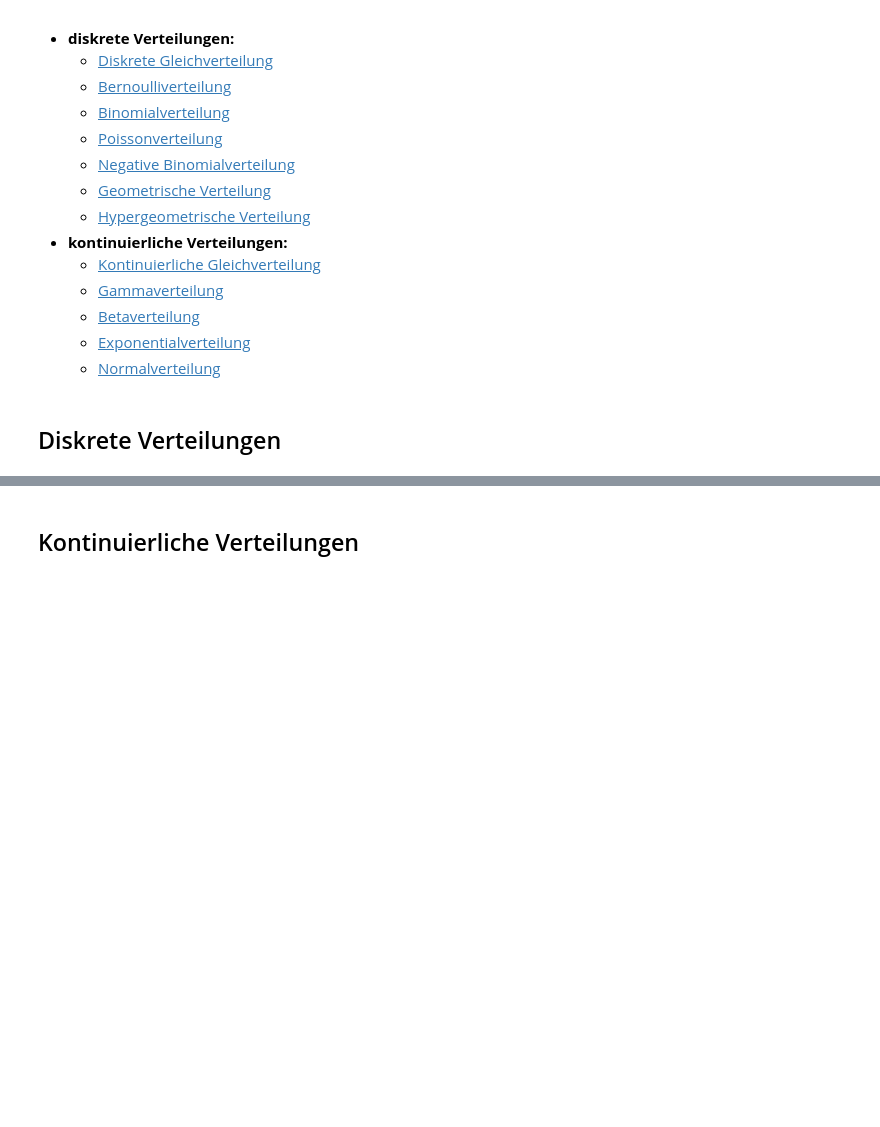
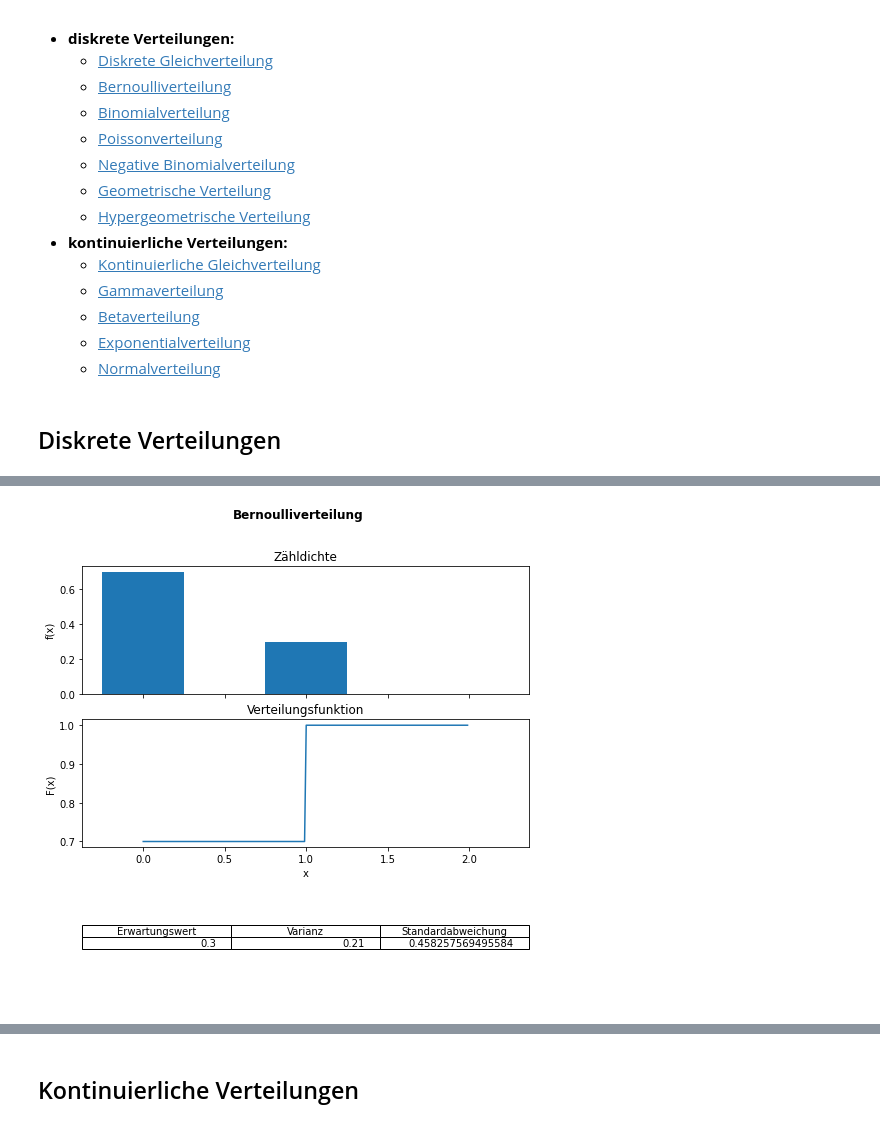
Before and after one commit to nicokossmann/Wahrscheinlichkeitsverteilungen, a Jupyter notebook: statistik.ipynb, the cells around one changed output, grey strips where cells are left out. Cells and saved outputs as stored; diff of their text form; code cells hidden in the pictures; blank space fills up the shorter version.

```diff
--- a/statistik.ipynb
+++ b/statistik.ipynb
@@ -497,0 +130,38 @@ plt.show()
+# %%
+from scipy.stats import bernoulli
+
+p = 0.3
+n = 1
+
+b  = bernoulli(p)
+x = np.arange(0, n+1, 0.01)
+pmf = np.array(b.pmf(x))
+cdf = np.array(b.cdf(x))
+# %%
+fig= plt.figure(figsize=(8,8))
+fig.suptitle('Bernoulliverteilung', weight='bold')
+ax1 = plt.subplot(311)
+ax1.set_title("Zähldichte")
+ax1.bar(x, pmf, width=0.5)
+ax1.set_ylabel('f(x)')
+ax2 = plt.subplot(312)
+ax2.set_xlabel('x')
+ax2.set_ylabel('F(x)')
+ax2.set_title("Verteilungsfunktion")
+ax2.plot(x, cdf)
+
+ax1.get_shared_x_axes().join(ax1, ax2)
+ax1.set_xticklabels([])
+
+data= [[b.expect(),
+      b.var(),
+      b.std()]]
+column_labels=["Erwartungswert", "Varianz", "Standardabweichung"]
+ax3 = plt.subplot(313)
+ax3.axis('tight')
+ax3.axis('off')
+ax3.table(cellText=data,colLabels=column_labels,loc="center")
+
+plt.show()
+# %% [output]
+[figure, added]
```
Also changed, not shown: parts of 176 cells of this notebook.
